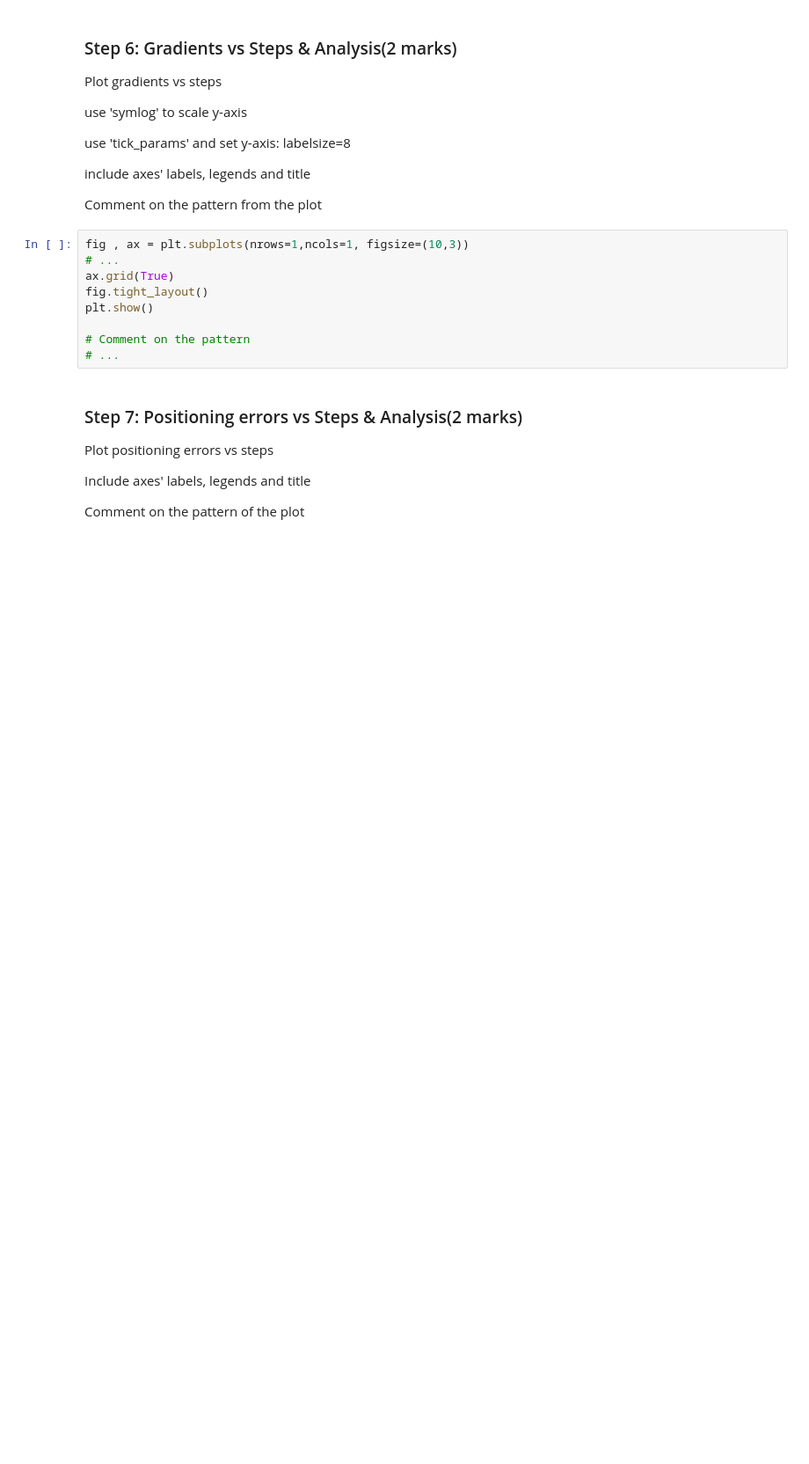
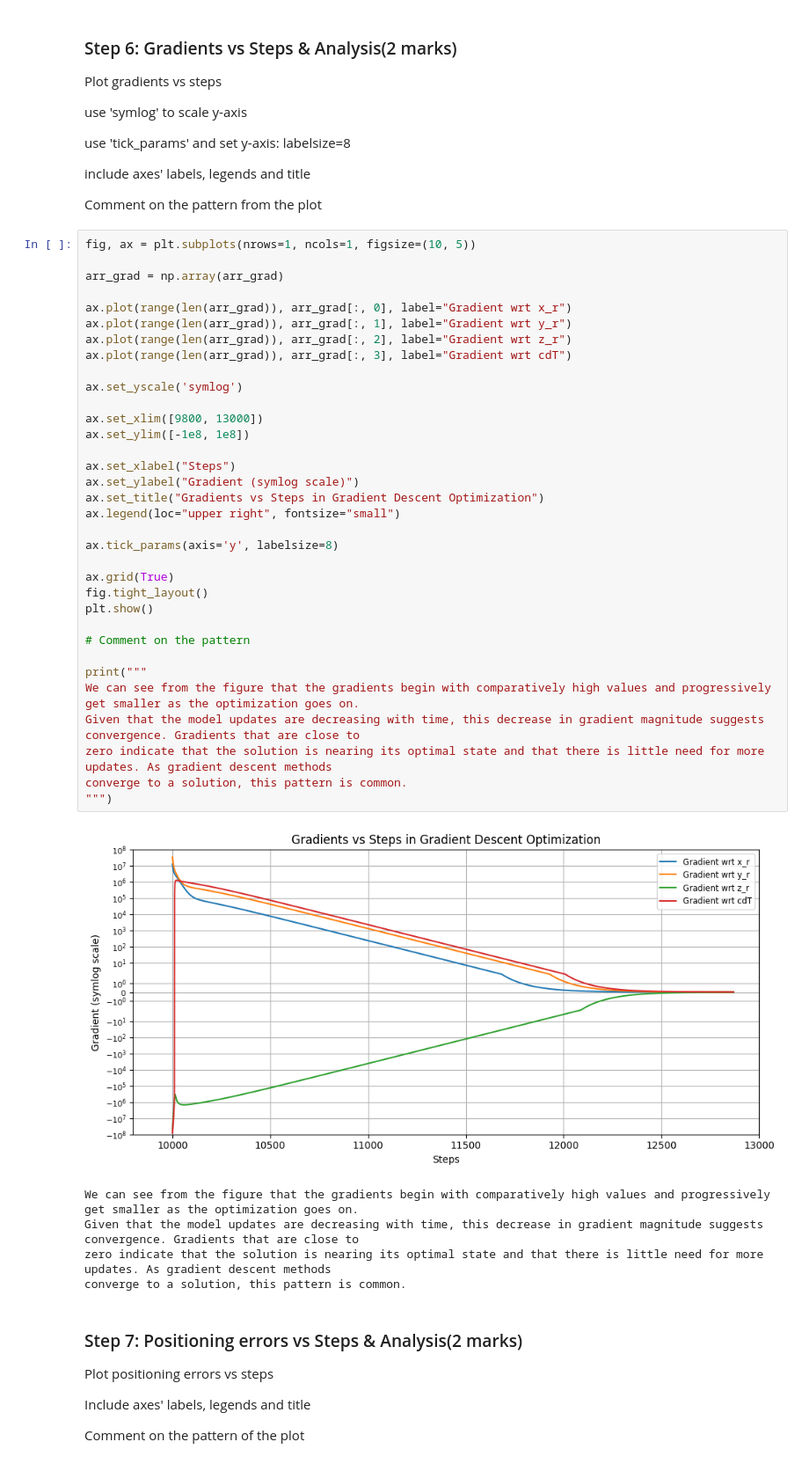
Before and after one commit to SebastianVanegasPerez/engg680_2024_fall, a Jupyter notebook: Lab_3/Assignment3.ipynb, the cells around one changed output. Shown: that part at 88% size. Saved outputs shown, nothing was run; the diff lists cells and outputs as text; blank space fills up the shorter version.

```diff
--- a/Lab_3/Assignment3.ipynb
+++ b/Lab_3/Assignment3.ipynb
@@ -268,15 +284,46 @@ use 'tick_params' and set y-axis: labelsize=8
 include axes' labels, legends and title
 
 Comment on the pattern from the plot
-# %%
-fig , ax = plt.subplots(nrows=1,ncols=1, figsize=(10,3))
-# ...
-ax.grid(True)
-fig.tight_layout()
-plt.show()
-
-# Comment on the pattern
-# ...
+# %%
+fig, ax = plt.subplots(nrows=1, ncols=1, figsize=(10, 5))
+
+arr_grad = np.array(arr_grad)
+
+ax.plot(range(len(arr_grad)), arr_grad[:, 0], label="Gradient wrt x_r")
+ax.plot(range(len(arr_grad)), arr_grad[:, 1], label="Gradient wrt y_r")
+ax.plot(range(len(arr_grad)), arr_grad[:, 2], label="Gradient wrt z_r")
+ax.plot(range(len(arr_grad)), arr_grad[:, 3], label="Gradient wrt cdT")
+
+ax.set_yscale('symlog')
+
+ax.set_xlim([9800, 13000])
+ax.set_ylim([-1e8, 1e8])
+
+ax.set_xlabel("Steps")
+ax.set_ylabel("Gradient (symlog scale)")
+ax.set_title("Gradients vs Steps in Gradient Descent Optimization")
+ax.legend(loc="upper right", fontsize="small")
+
+ax.tick_params(axis='y', labelsize=8)
+
+ax.grid(True)
+fig.tight_layout()
+plt.show()
+
+# Comment on the pattern
+
+print("""
+We can see from the figure that the gradients begin with comparatively high values and progressively get smaller as the optimization goes on.
+Given that the model updates are decreasing with time, this decrease in gradient magnitude suggests convergence. Gradients that are close to
+zero indicate that the solution is nearing its optimal state and that there is little need for more updates. As gradient descent methods
+converge to a solution, this pattern is common.
+""")
+# %% [output]
+[figure, added]
+We can see from the figure that the gradients begin with comparatively high values and progressively get smaller as the optimization goes on.
+Given that the model updates are decreasing with time, this decrease in gradient magnitude suggests convergence. Gradients that are close to
+zero indicate that the solution is nearing its optimal state and that there is little need for more updates. As gradient descent methods
+converge to a solution, this pattern is common.
 # %% [markdown]
 ### Step 7: Positioning errors vs Steps & Analysis(2 marks)
 Plot positioning errors vs steps
```
Also changed, not shown: parts of 4 cells of this notebook.
